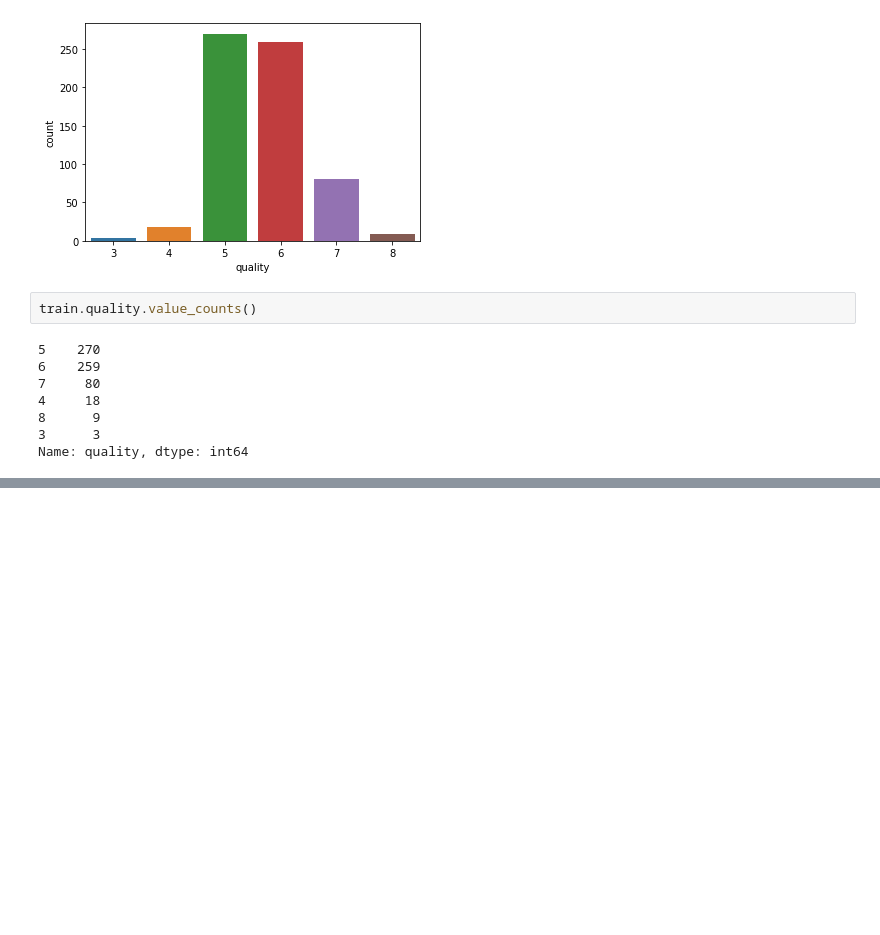
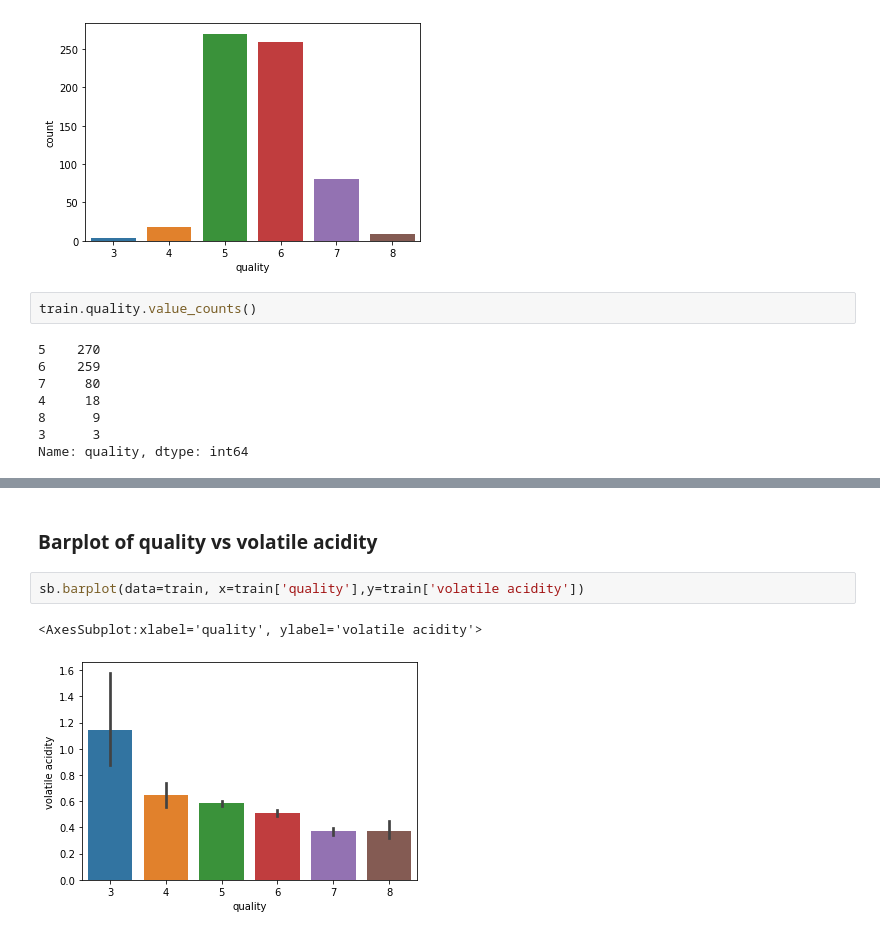
Before and after one commit to Michael-Austin-Mesa/wine-classification-project, a Jupyter notebook: explore.ipynb, the cells around one changed output, grey strips where cells are left out. Cells and saved outputs as stored; diff of their text form; blank space fills up the shorter version.

```diff
--- a/explore.ipynb
+++ b/explore.ipynb
@@ -90,0 +95,7 @@ sb.scatterplot(x=train['citric acid'])
+# %% [markdown]
+### Barplot of quality vs volatile acidity
+# %%
+sb.barplot(data=train, x=train['quality'],y=train['volatile acidity'])
+# %% [output]
+<AxesSubplot:xlabel='quality', ylabel='volatile acidity'>
+[figure, added]
```
Also changed, not shown: parts of 5 cells of this notebook.
